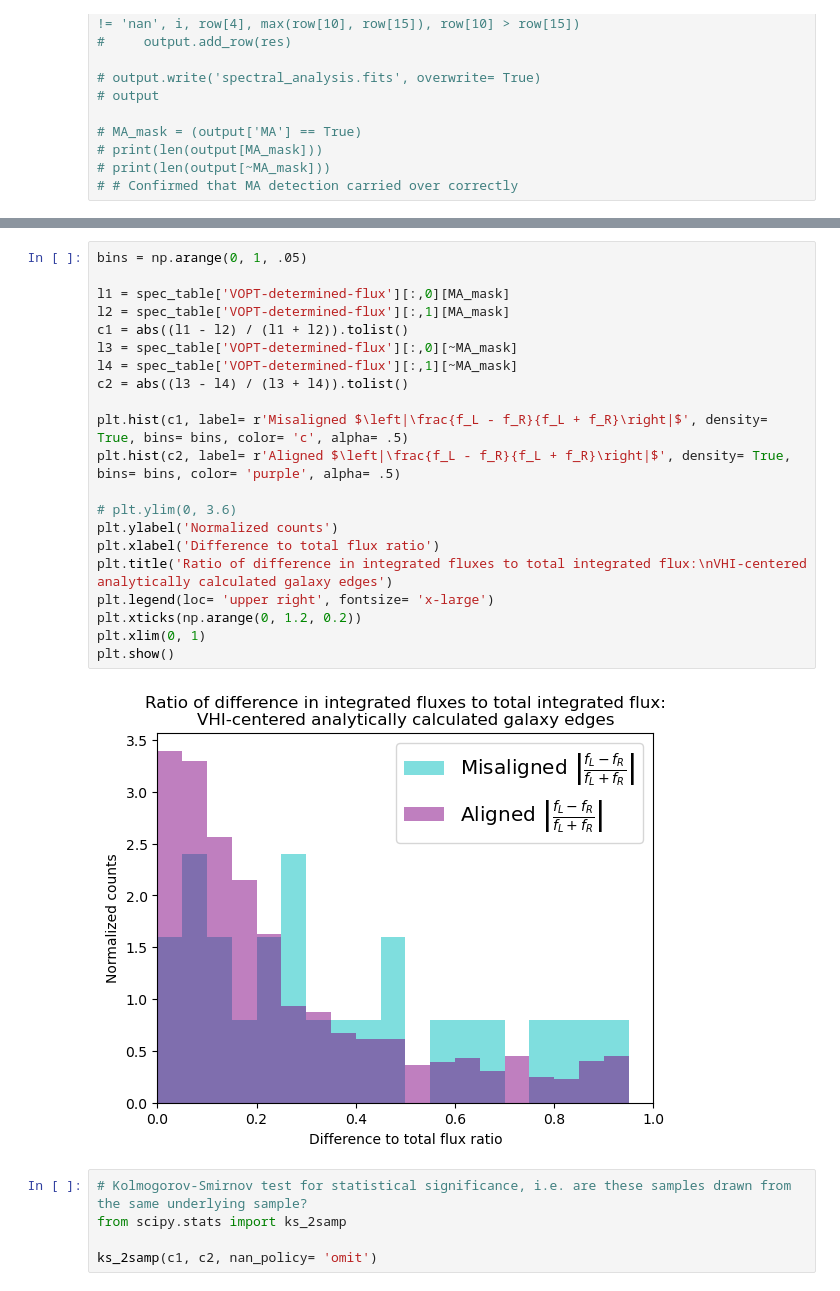
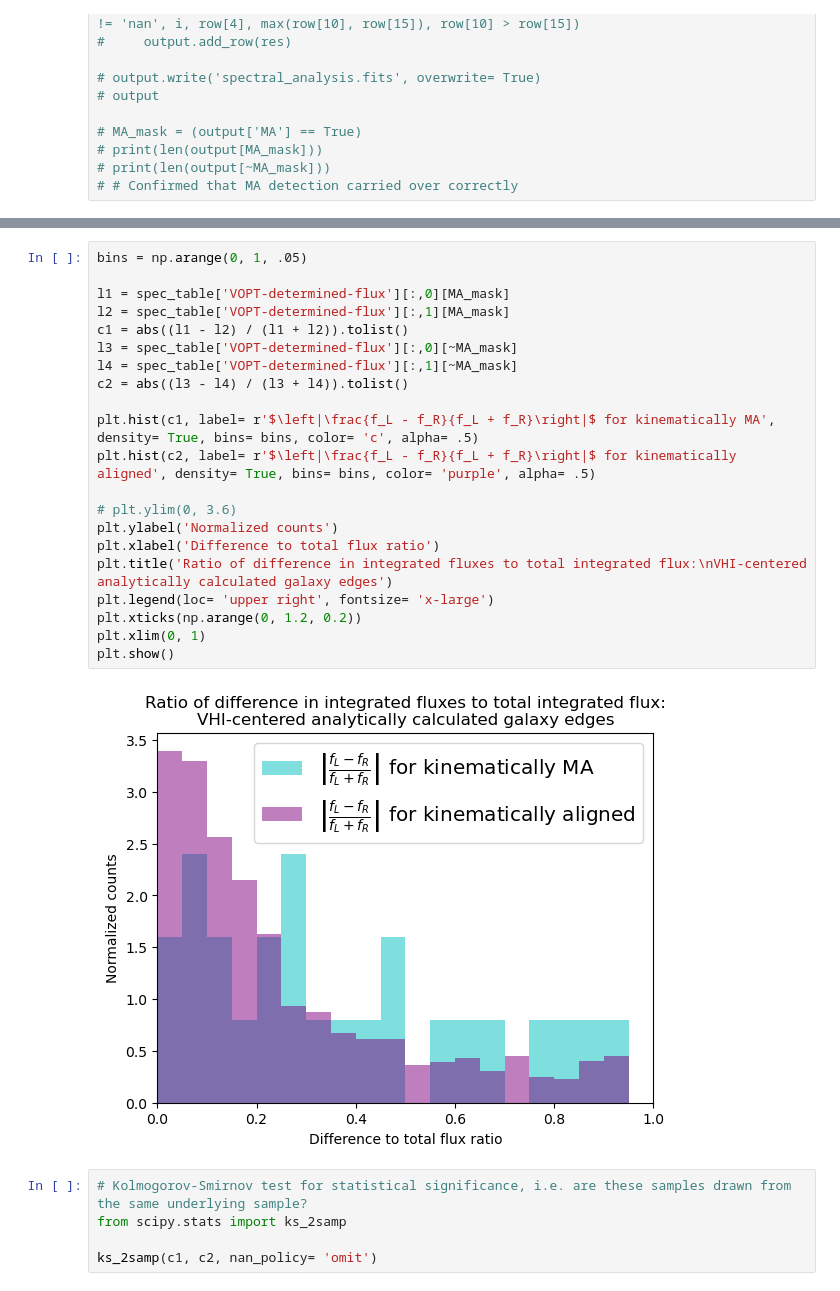
Before and after one commit to harrisonfwest/HI-MaNGA-Research, a Jupyter notebook: S26_Thesis-Code.ipynb, the cells around one changed output, grey strips where cells are left out. Cells and saved outputs as stored; diff of their text form.

```diff
--- a/S26_Thesis-Code.ipynb
+++ b/S26_Thesis-Code.ipynb
@@ -367,26 +367,26 @@ Table length=2065
 # %%
 bins = np.arange(0, 1, .05)
 
 l1 = spec_table['VOPT-determined-flux'][:,0][MA_mask]
 l2 = spec_table['VOPT-determined-flux'][:,1][MA_mask]
 c1 = abs((l1 - l2) / (l1 + l2)).tolist()
 l3 = spec_table['VOPT-determined-flux'][:,0][~MA_mask]
 l4 = spec_table['VOPT-determined-flux'][:,1][~MA_mask]
 c2 = abs((l3 - l4) / (l3 + l4)).tolist()
 
-plt.hist(c1, label= r'Misaligned $\left|\frac{f_L - f_R}{f_L + f_R}\right|$', density= True, bins= bins, color= 'c', alpha= .5)
-plt.hist(c2, label= r'Aligned $\left|\frac{f_L - f_R}{f_L + f_R}\right|$', density= True, bins= bins, color= 'purple', alpha= .5)
+plt.hist(c1, label= r'$\left|\frac{f_L - f_R}{f_L + f_R}\right|$ for kinematically MA', density= True, bins= bins, color= 'c', alpha= .5)
+plt.hist(c2, label= r'$\left|\frac{f_L - f_R}{f_L + f_R}\right|$ for kinematically aligned', density= True, bins= bins, color= 'purple', alpha= .5)
 
 # plt.ylim(0, 3.6)
 plt.ylabel('Normalized counts')
 plt.xlabel('Difference to total flux ratio')
 plt.title('Ratio of difference in integrated fluxes to total integrated flux:\nVHI-centered analytically calculated galaxy edges')
 plt.legend(loc= 'upper right', fontsize= 'x-large')
 plt.xticks(np.arange(0, 1.2, 0.2))
 plt.xlim(0, 1)
 plt.show()
 # %% [output]
-[figure, old version]
+[figure, new version]
 # %%
 # Kolmogorov-Smirnov test for statistical significance, i.e. are these samples drawn from the same underlying sample?
 from scipy.stats import ks_2samp
```
Also changed, not shown: parts of 2 cells of this notebook.
